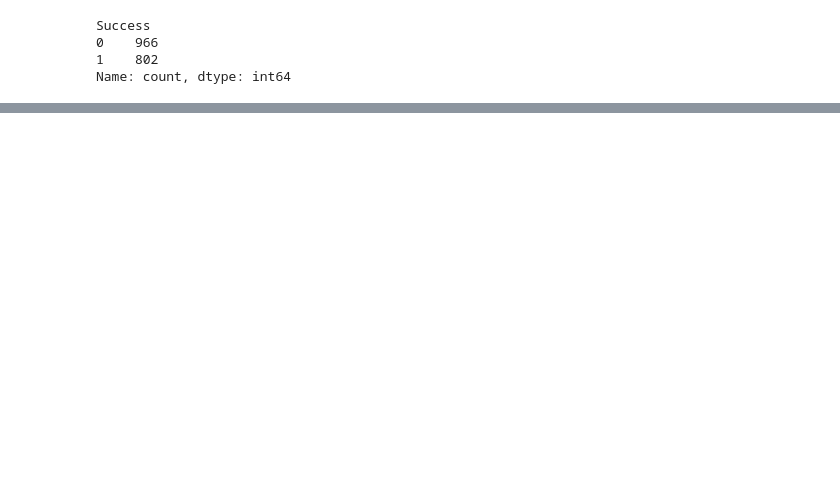
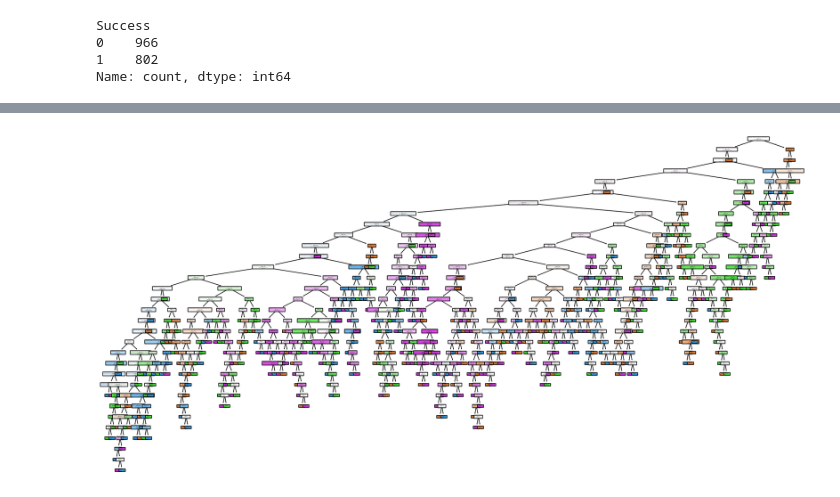
Before and after one commit to msivaUW/energy_efficiency_analysis, a Jupyter notebook: NYAnalysis_and_cleaning.ipynb, the cells around one changed output, grey strips where cells are left out. Drawn from its saved outputs; the diff is of its cells as text; code cells hidden in the pictures; blank space fills up the shorter version.

Commit message:
Base for Prediction and Visualization

```diff
--- a/NYAnalysis_and_cleaning.ipynb
+++ b/NYAnalysis_and_cleaning.ipynb
@@ -292,0 +342,17 @@ TODO:
+# %%
+# Visualize Tree(s) in the Forest
+
+from sklearn.tree import plot_tree
+import matplotlib.pyplot as plt
+
+tree = clf.estimators_[0] # Uses the first tree
+
+plt.figure(figsize=(20,10))
+plot_tree(tree,
+          feature_names=columns_for_model,
+          class_names=["Q1", "Q2", "Q3", "Q4"],
+          filled=True,
+          rounded=True)
+plt.show()
+# %% [output]
+[figure, added]
```
Also changed, not shown: parts of 3 cells of this notebook, 1 other file.
